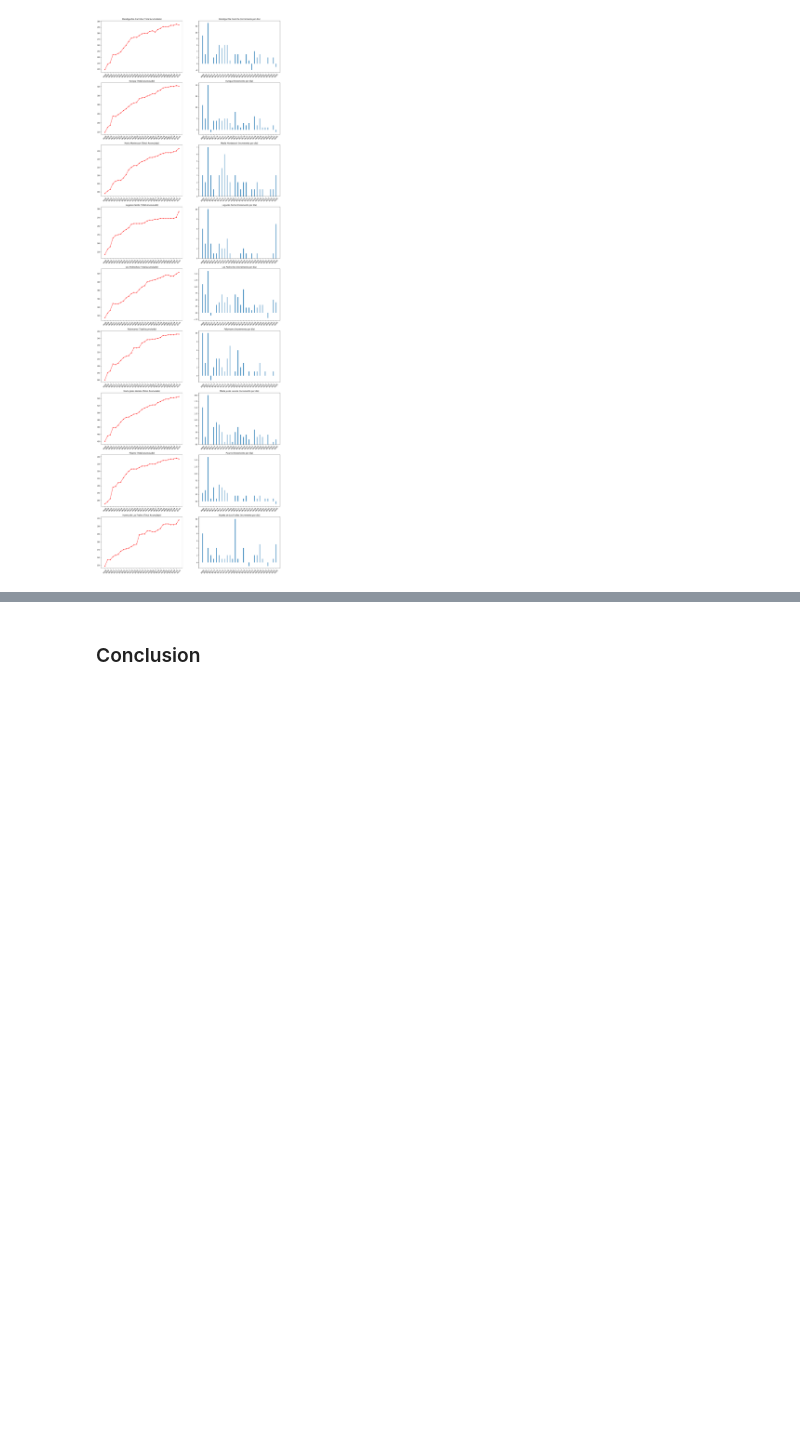
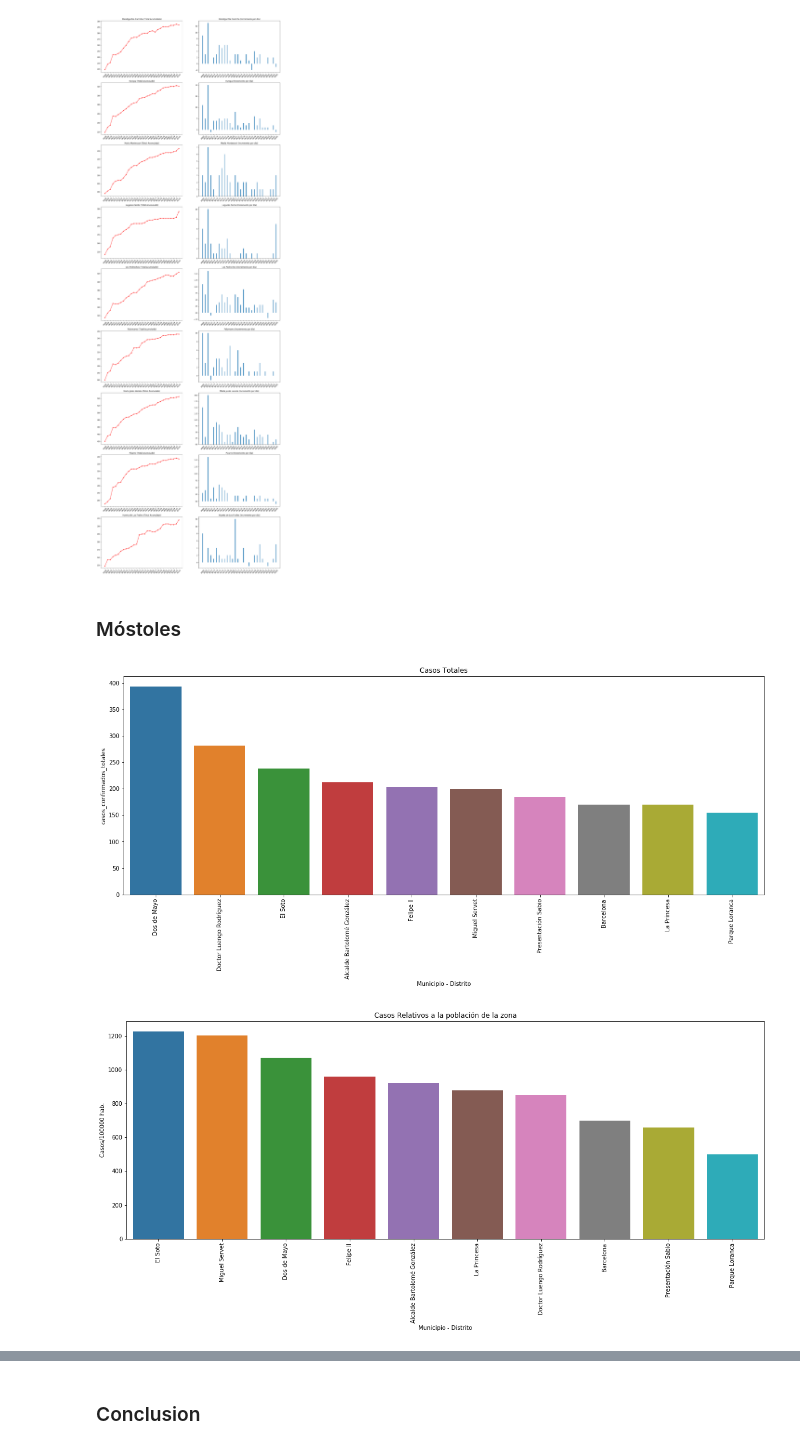
Before and after one commit to giorbernal/covidmadrid, a Jupyter notebook: ZonesDetail.ipynb, the cells around one changed output, grey strips where cells are left out. Cells and saved outputs as stored; diff of their text form; code cells hidden in the pictures; blank space fills up the shorter version.

Commit message:
Mostoles detailed included

```diff
--- a/ZonesDetail.ipynb
+++ b/ZonesDetail.ipynb
@@ -43,3 +43,12 @@ comparePlaces(df, health_zones_leganes,dataset='zonas')
 plotPlaces(df, health_zones_leganes, agg_factor=1, dataset='zonas')
 # %% [output]
 [figure]
+# %% [markdown]
+### Móstoles
+# %%
+health_zones_mostoles = checkPositions(sample_coordinates['Móstoles'])
+# %%
+comparePlaces(df, health_zones_mostoles,dataset='zonas')
+# %% [output]
+[figure, added]
+[figure, added]
```
Also changed, not shown: parts of 1 cell of this notebook, 1 other file.
